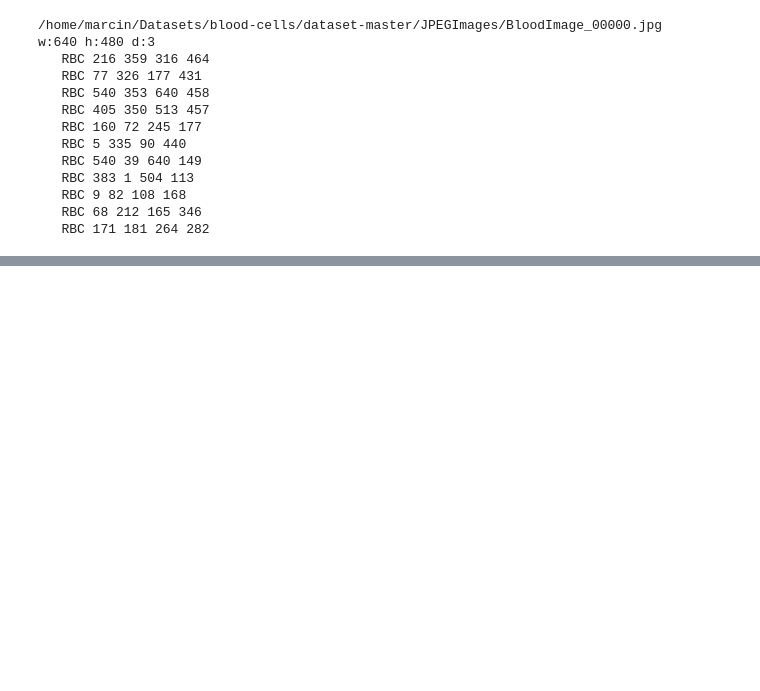
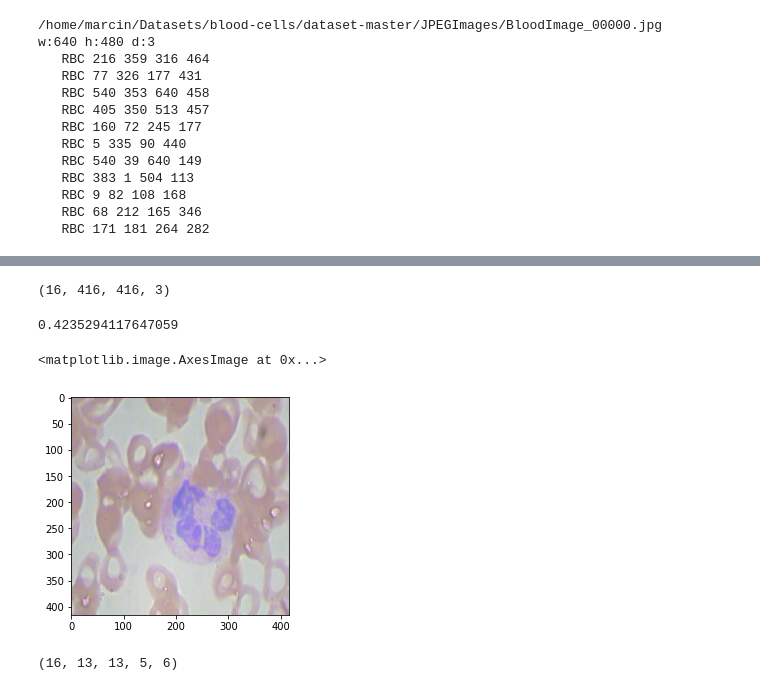
Before and after one commit to marcinbogdanski/ai-sketchpad, a Jupyter notebook: KerasNN/1510_YOLO.ipynb, the cells around one changed output, grey strips where cells are left out. Drawn from its saved outputs; the diff is of its cells as text; code cells hidden in the pictures; blank space fills up the shorter version.

```diff
--- a/KerasNN/1510_YOLO.ipynb
+++ b/KerasNN/1510_YOLO.ipynb
@@ -92,8 +101,8 @@ for filename_xml in filename_list_xml:       # 'BloodImage_00000.xml'
 # %%
-for annot in annot_list:
-    print(annot)
-    for obj in annot.objects:
-        print('  ', obj)
+for img_wrapper in image_wrapper_list:
+    print(img_wrapper)
+    for bbox_wrapper in img_wrapper.objects:
+        print('  ', bbox_wrapper)
     break
 # %% [output]
 /home/marcin/Datasets/blood-cells/dataset-master/JPEGImages/BloodImage_00000.jpg
@@ -167,0 +305,28 @@ class BloodSequence(tf.keras.utils.Sequence):
+# %%
+def preproc_images(images_arr):
+    assert isinstance(images_arr, np.ndarray)
+    assert images_arr.dtype == np.uint8
+    return images_arr / 255
+# %%
+batches = BloodSequence(image_wrapper_list, target_size=416, number_cells=13,
+                        anchors=anchors, class_names=['RBC'], batch_size=16, shuffle=False,
+                       preprocess_images_function=preproc_images)
+# %%
+x_batch, y_batch = batches[0]
+# %%
+x_batch.shape
+# %% [output]
+(16, 416, 416, 3)
+# %%
+x_batch[0].min()
+# %% [output]
+0.4235294117647059
+# %%
+plt.imshow(x_batch[0])
+# %% [output]
+<matplotlib.image.AxesImage at 0x...>
+[figure, added]
+# %%
+y_batch.shape
+# %% [output]
+(16, 13, 13, 5, 6)
```
Also changed, not shown: parts of 15 cells of this notebook.
